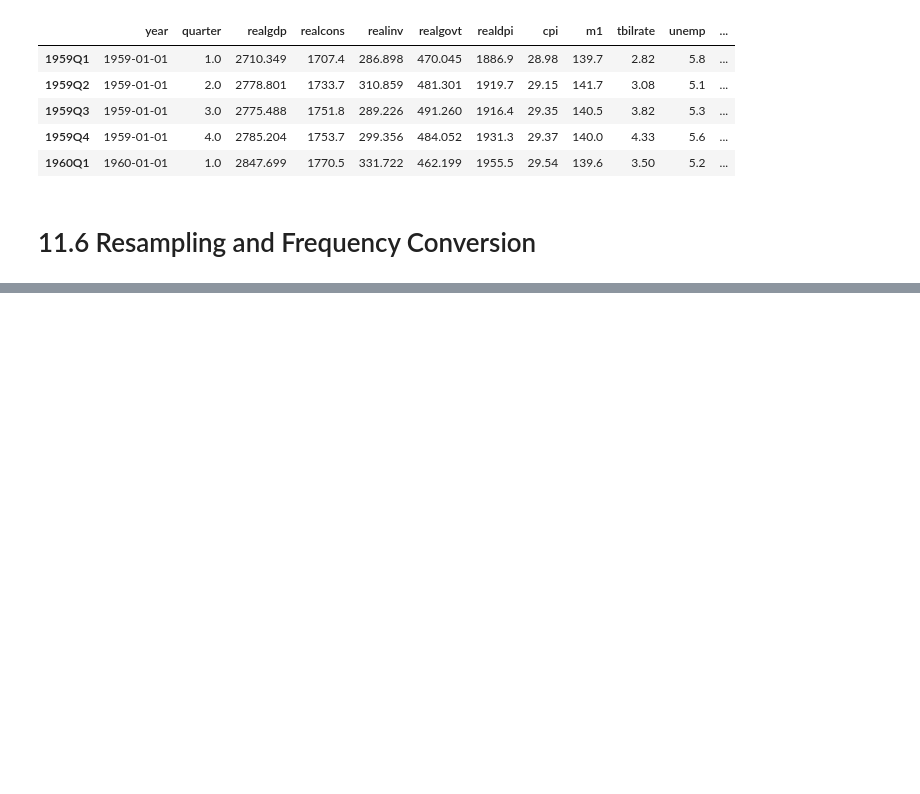
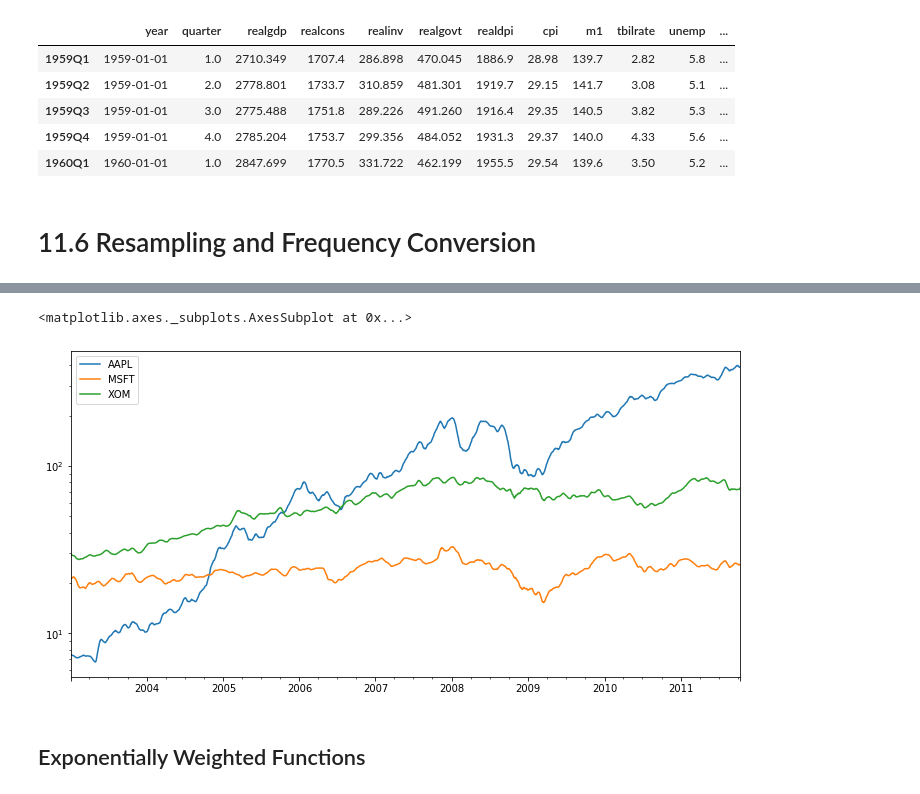
Before and after one commit to DanishHudani/Python-for-Data-Analysis-OReilly, a Jupyter notebook: Python for Data Analysis by Wes McKinney/Coding Samples/Chp11 - Time Series/Chp11 - Time Series.ipynb, the cells around one changed output, grey strips where cells are left out. Cells and saved outputs as stored; diff of their text form; code cells hidden in the pictures; blank space fills up the shorter version.

```diff
--- a/Python for Data Analysis by Wes McKinney/Coding Samples/Chp11 - Time Series/Chp11 - Time Series.ipynb
+++ b/Python for Data Analysis by Wes McKinney/Coding Samples/Chp11 - Time Series/Chp11 - Time Series.ipynb
@@ -1299,0 +1613,7 @@ data.head()
+# %%
+close_px.rolling('20D').mean().plot(figsize=(12,6), logy=True) #for 20 days
+# %% [output]
+<matplotlib.axes._subplots.AxesSubplot at 0x...>
+[figure, added]
+# %% [markdown]
+## Exponentially Weighted Functions
```
Also changed, not shown: parts of 116 cells of this notebook, 2 other files.
